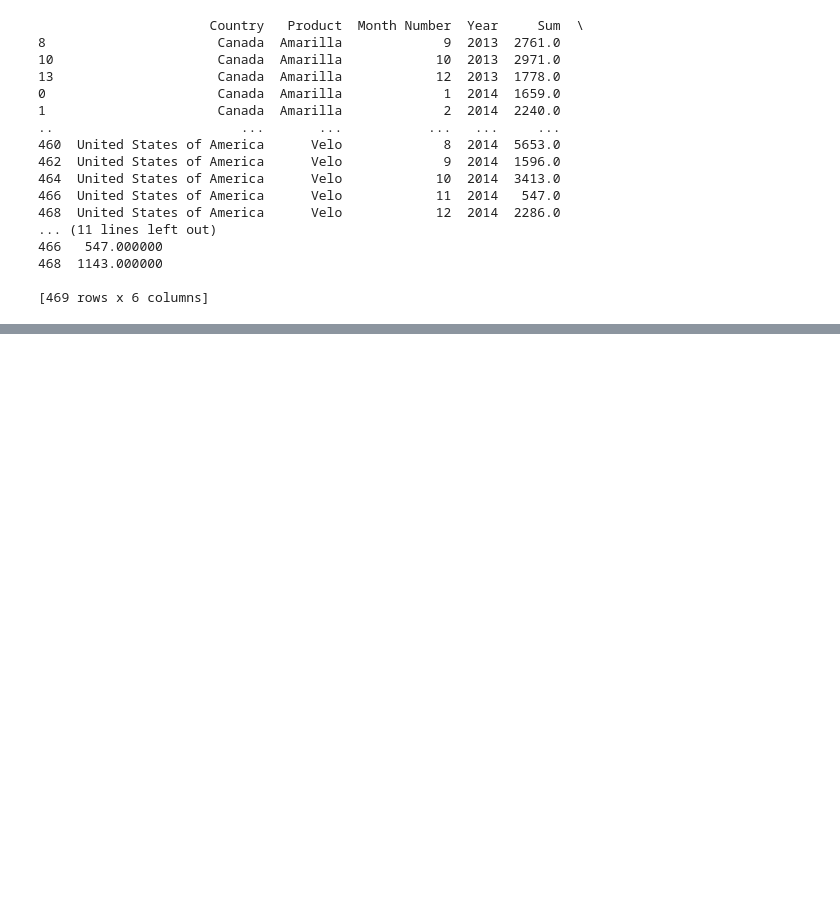
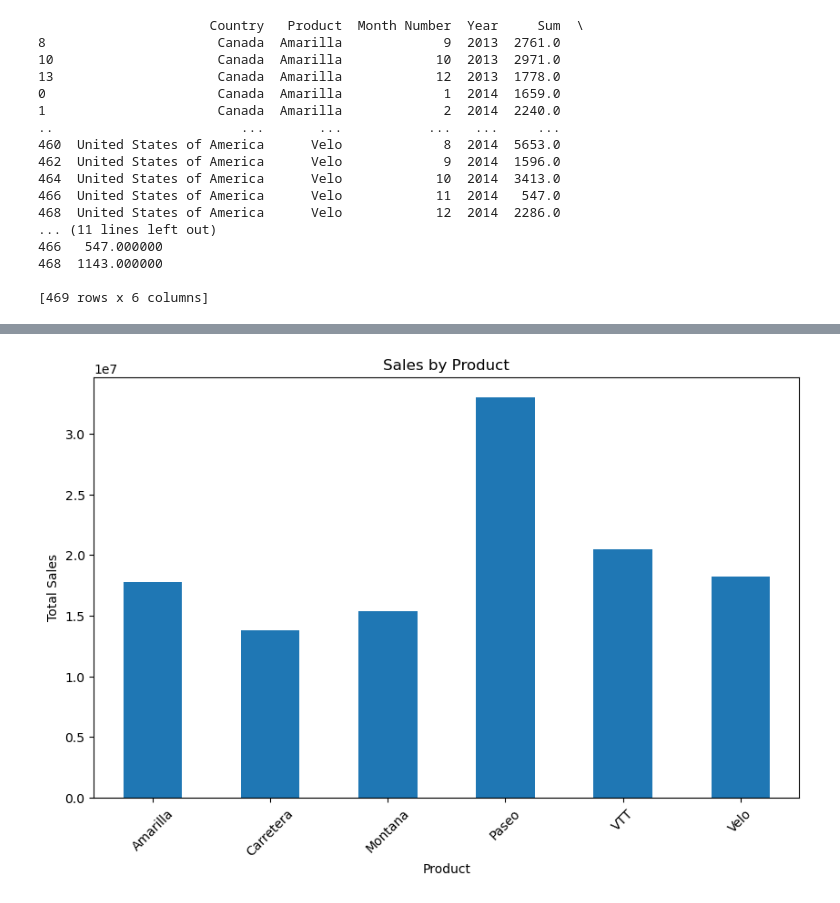
Before and after one commit to nasiana/job-interview-project, a Jupyter notebook: python_analysis.ipynb, the cells around one changed output, grey strips where cells are left out. Cells and saved outputs as stored; diff of their text form; code cells hidden in the pictures; blank space fills up the shorter version.

```diff
--- a/python_analysis.ipynb
+++ b/python_analysis.ipynb
@@ -259,0 +306,21 @@ print(result)
+# %%
+product_sales = df.groupby('Product')[' Sales'].sum()
+'''
+Groups the DataFrame df by the 'Product' column and calculates the sum of the 'Sales' column for each group.
+Assigns the resulting Series to the variable product_sales.
+'''
+
+# Plotting the sales by product
+plt.figure(figsize=(10, 6))
+product_sales.plot(kind='bar')
+'''
+plots the data in product_sales as a bar plot. Each product will have a corresponding bar representing its total sales.
+The kind='bar' parameter specifies the type of plot to be created
+'''
+plt.xlabel('Product')
+plt.ylabel('Total Sales')
+plt.title('Sales by Product')
+plt.xticks(rotation=45)
+plt.show()
+# %% [output]
+[figure, added]
```
Also changed, not shown: parts of 3 cells of this notebook, 4 other files.
